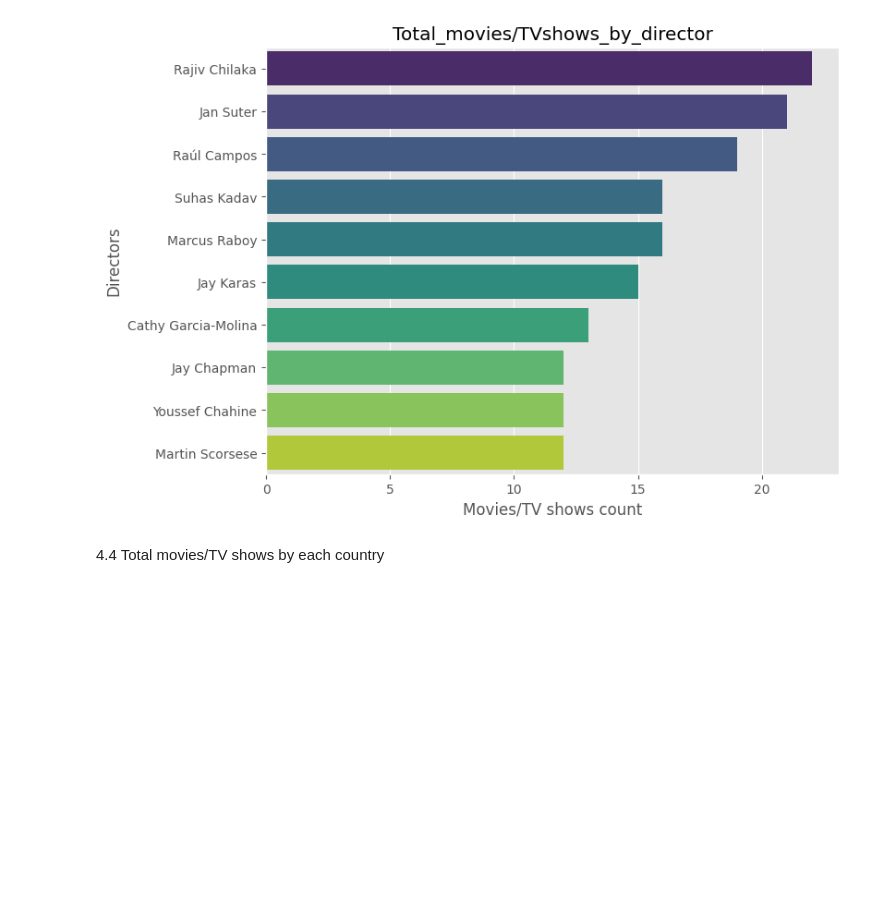
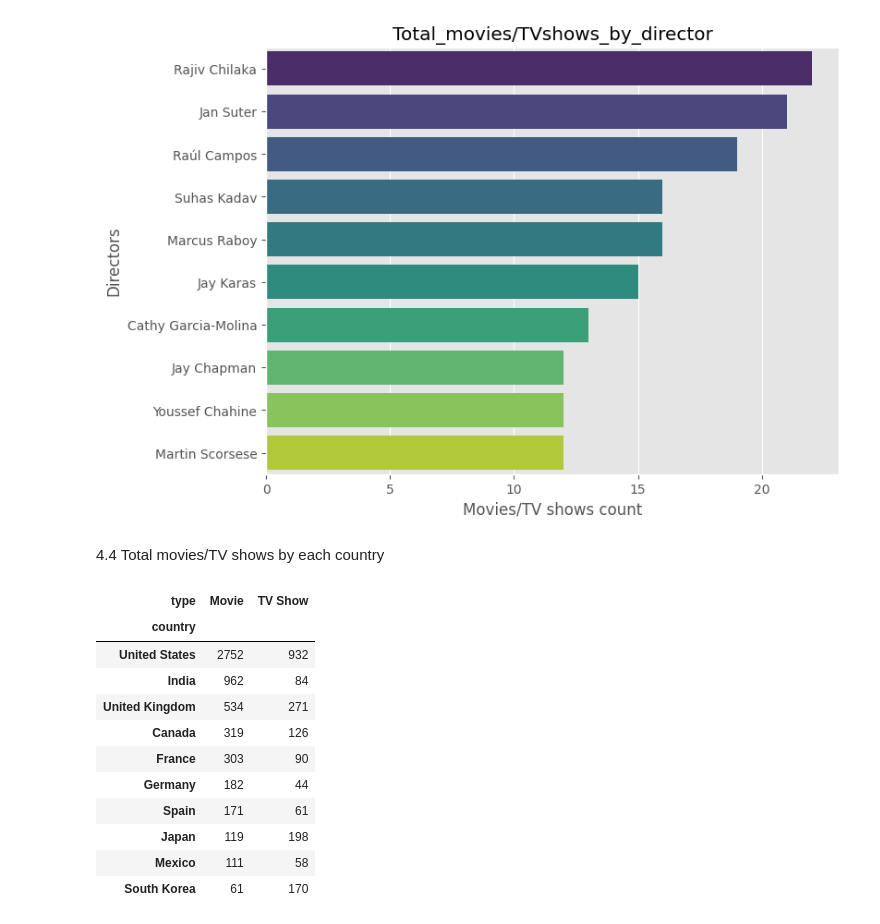
Before and after one commit to sulebalaban/netflix, a Jupyter notebook: netflix.ipynb, the cells around one changed output. Drawn from its saved outputs; the diff is of its cells as text; code cells hidden in the pictures; blank space fills up the shorter version.

```diff
--- a/netflix.ipynb
+++ b/netflix.ipynb
@@ -670,0 +674,16 @@ plt.show()
+# %%
+x = df_new.groupby(['country' , 'type'])['show_id'].count().reset_index()
+x.pivot(index = 'country' , columns = 'type' , values = 'show_id').sort_values('Movie',ascending = False)
+# %% [output]
+| type | Movie | TV Show |
+| country |  |  |
+| United States | 2752 | 932 |
+| India | 962 | 84 |
+| United Kingdom | 534 | 271 |
+| Canada | 319 | 126 |
+| France | 303 | 90 |
+| Germany | 182 | 44 |
+| Spain | 171 | 61 |
+| Japan | 119 | 198 |
+| Mexico | 111 | 58 |
+| South Korea | 61 | 170 |
```
Also changed, not shown: parts of 2 cells of this notebook.
